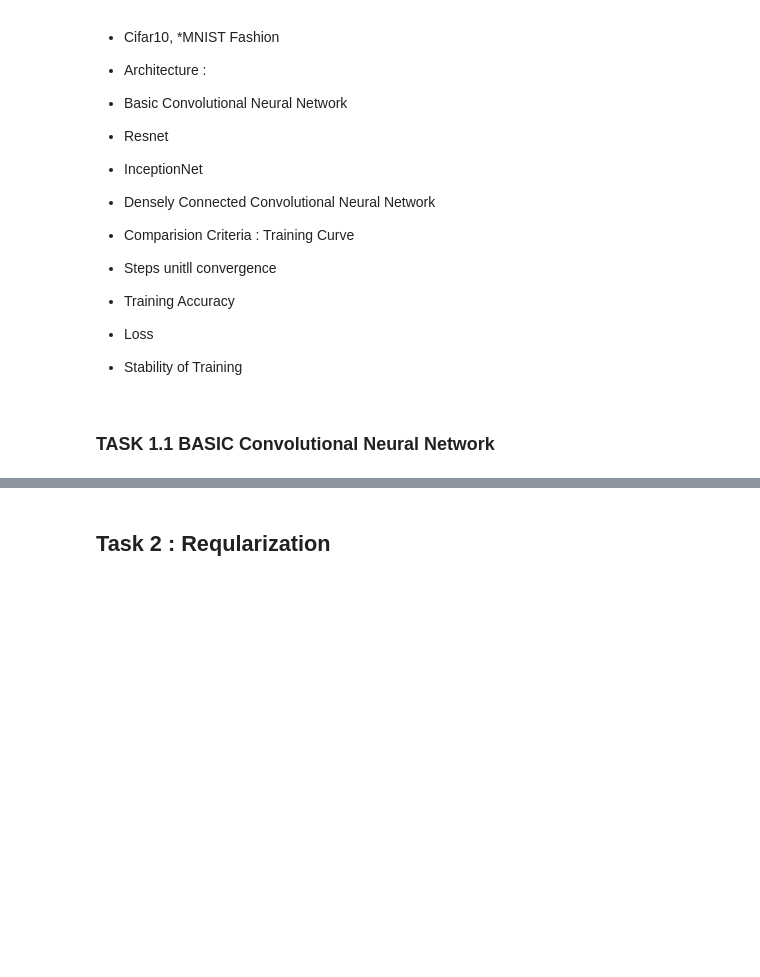
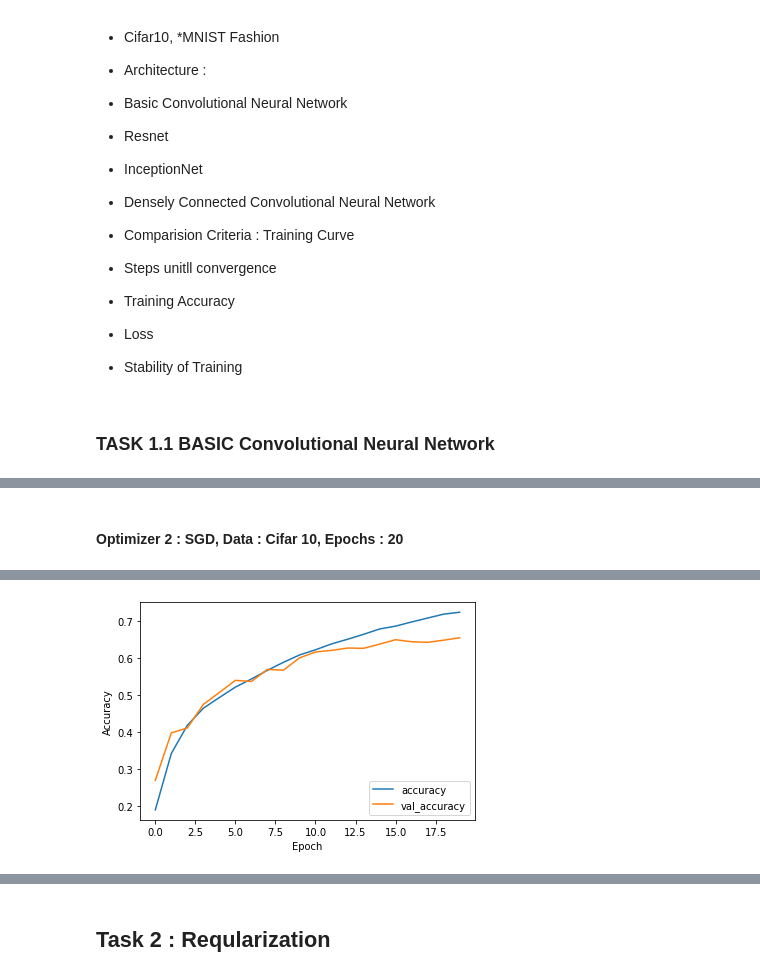
Before and after one commit to rajprasad001/deep_learning_concepts, a Jupyter notebook: Project_Assignment.ipynb, the cells around one changed output, grey strips where cells are left out. Drawn from its saved outputs; the diff is of its cells as text; code cells hidden in the pictures; blank space fills up the shorter version.

```diff
--- a/Project_Assignment.ipynb
+++ b/Project_Assignment.ipynb
@@ -178,0 +167,5 @@ Test Data Loss : 0.9784022569656372, Test Data Accuracy : 0.6822999715805054
+# %% [markdown]
+#### Optimizer 2 : SGD, Data : Cifar 10, Epochs : 20
+# %%
+opt_sgd =cnn_basic_model('sgd',cifar_train_x,cifar_train_y,20,cifar_val_x,cifar_val_y,cifar_test_x,cifar_test_y)
+# %% [output]
@@ -178,0 +189 @@ Test Data Loss : 0.9784022569656372, Test Data Accuracy : 0.6822999715805054
+[figure, added]
```
Also changed, not shown: parts of 16 cells of this notebook.
